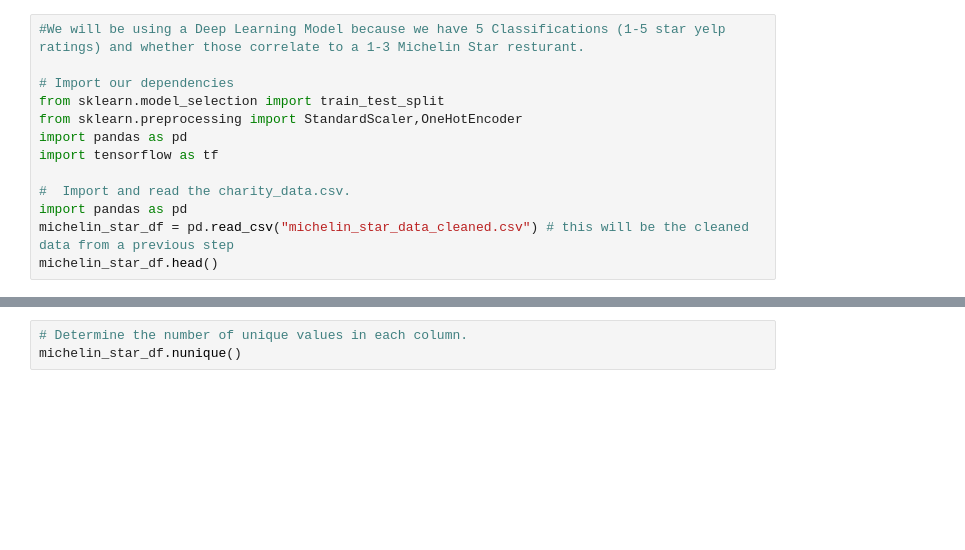
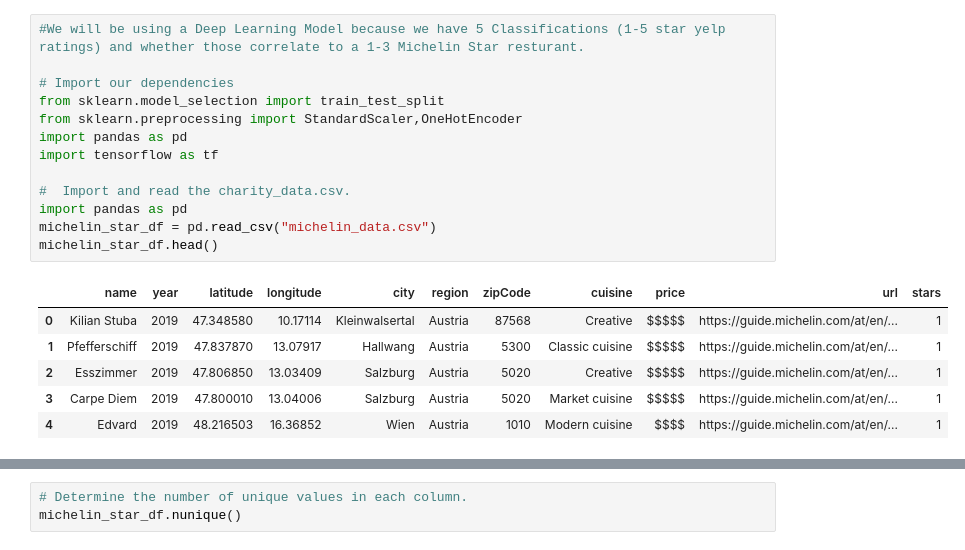
Before and after one commit to asherfsullivan/michelin_map, a Jupyter notebook: Machine_Learning_Mockup.ipynb, the cells around one changed output, grey strips where cells are left out. Drawn from its saved outputs; the diff is of its cells as text; blank space fills up the shorter version.

```diff
--- a/Machine_Learning_Mockup.ipynb
+++ b/Machine_Learning_Mockup.ipynb
@@ -1,15 +1,22 @@
 # %%
 #We will be using a Deep Learning Model because we have 5 Classifications (1-5 star yelp ratings) and whether those correlate to a 1-3 Michelin Star resturant.
 
 # Import our dependencies
 from sklearn.model_selection import train_test_split
 from sklearn.preprocessing import StandardScaler,OneHotEncoder
 import pandas as pd
 import tensorflow as tf
 
 #  Import and read the charity_data.csv.
 import pandas as pd
-michelin_star_df = pd.read_csv("michelin_star_data_cleaned.csv") # this will be the cleaned data from a previous step
+michelin_star_df = pd.read_csv("michelin_data.csv")
 michelin_star_df.head()
+# %% [output]
+|  | name | year | latitude | longitude | city | region | zipCode | cuisine | price | url | stars |
+| 0 | Kilian Stuba | 2019 | 47.348580 | 10.17114 | Kleinwalsertal | Austria | 87568 | Creative | $$$$$ | https://guide.michelin.com/at/en/... | 1 |
+| 1 | Pfefferschiff | 2019 | 47.837870 | 13.07917 | Hallwang | Austria | 5300 | Classic cuisine | $$$$$ | https://guide.michelin.com/at/en/... | 1 |
+| 2 | Esszimmer | 2019 | 47.806850 | 13.03409 | Salzburg | Austria | 5020 | Creative | $$$$$ | https://guide.michelin.com/at/en/... | 1 |
+| 3 | Carpe Diem | 2019 | 47.800010 | 13.04006 | Salzburg | Austria | 5020 | Market cuisine | $$$$$ | https://guide.michelin.com/at/en/... | 1 |
+| 4 | Edvard | 2019 | 48.216503 | 16.36852 | Wien | Austria | 1010 | Modern cuisine | $$$$ | https://guide.michelin.com/at/en/... | 1 |
 # %%
 # Drop any non-beneficial columns.
```
Also changed, not shown: parts of 4 cells of this notebook, 1 other file.
